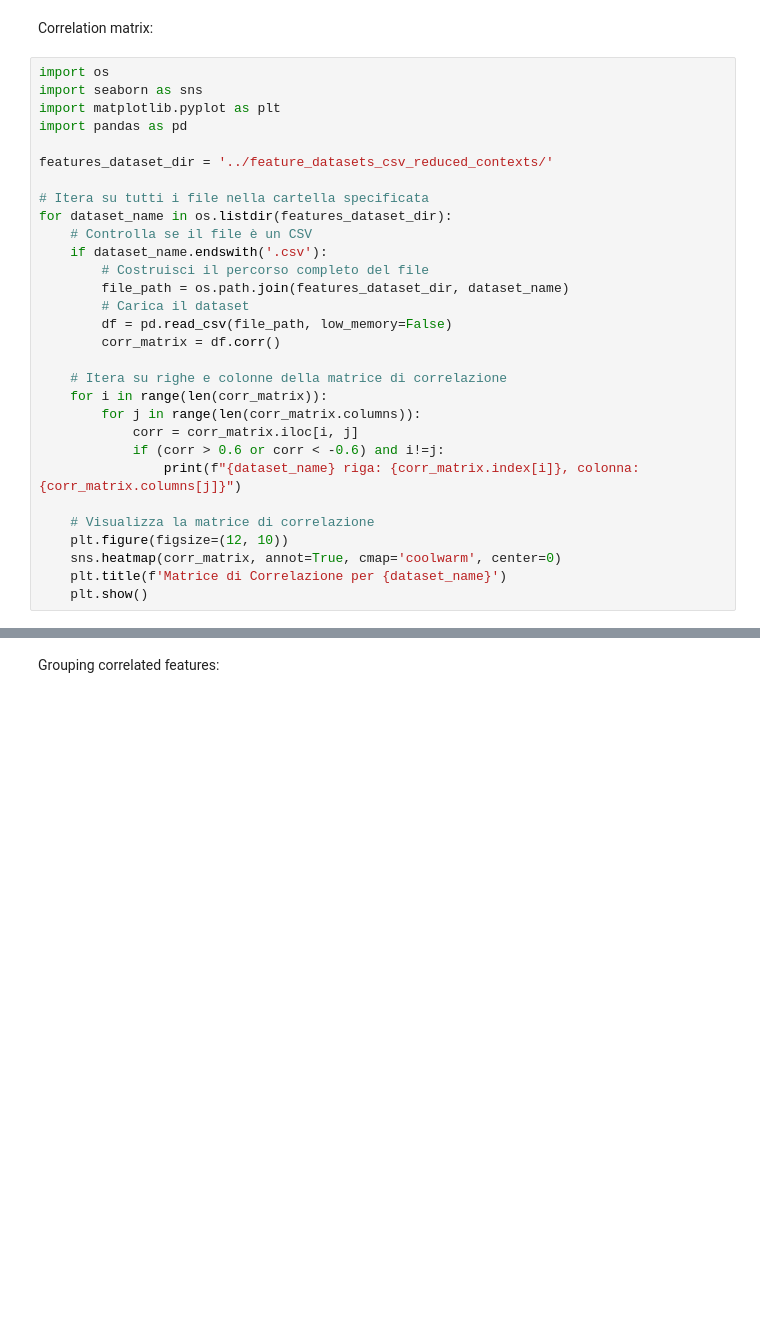
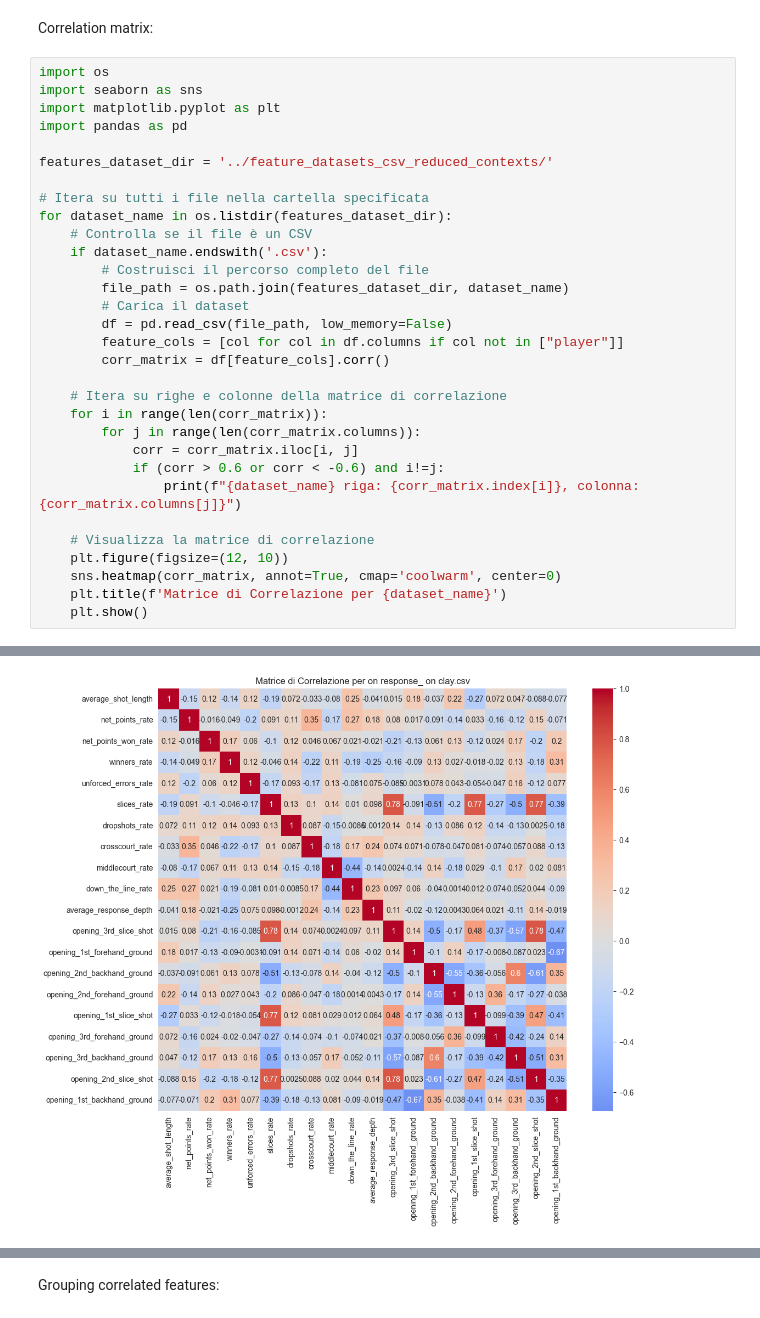
Before and after one commit to andreainno22/DMML_project, a Jupyter notebook: notebooks/Dataset_permanent_modifications.ipynb, the cells around one changed output, grey strips where cells are left out. Saved outputs shown, nothing was run; the diff lists cells and outputs as text; blank space fills up the shorter version.

```diff
--- a/notebooks/Dataset_permanent_modifications.ipynb
+++ b/notebooks/Dataset_permanent_modifications.ipynb
@@ -84,7 +84,8 @@ for dataset_name in os.listdir(features_dataset_dir):
         file_path = os.path.join(features_dataset_dir, dataset_name)
         # Carica il dataset
         df = pd.read_csv(file_path, low_memory=False)
-        corr_matrix = df.corr()
+        feature_cols = [col for col in df.columns if col not in ["player"]]
+        corr_matrix = df[feature_cols].corr()
 
     # Itera su righe e colonne della matrice di correlazione
     for i in range(len(corr_matrix)):
@@ -98,3 +99,4 @@ for dataset_name in os.listdir(features_dataset_dir):
     sns.heatmap(corr_matrix, annot=True, cmap='coolwarm', center=0)
     plt.title(f'Matrice di Correlazione per {dataset_name}')
     plt.show()
+# %% [output]
@@ -100,0 +117 @@ for dataset_name in os.listdir(features_dataset_dir):
+[figure, added]
```
Also changed, not shown: parts of 2 cells of this notebook, 8 other files.
